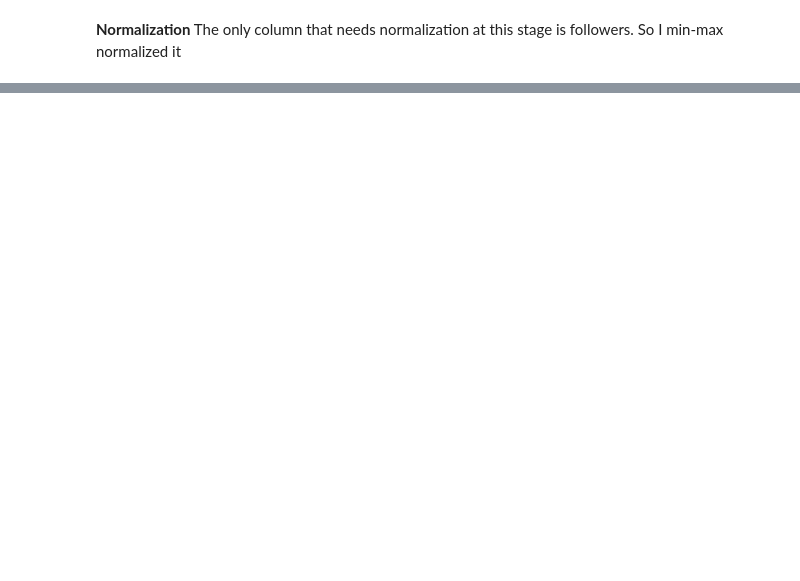
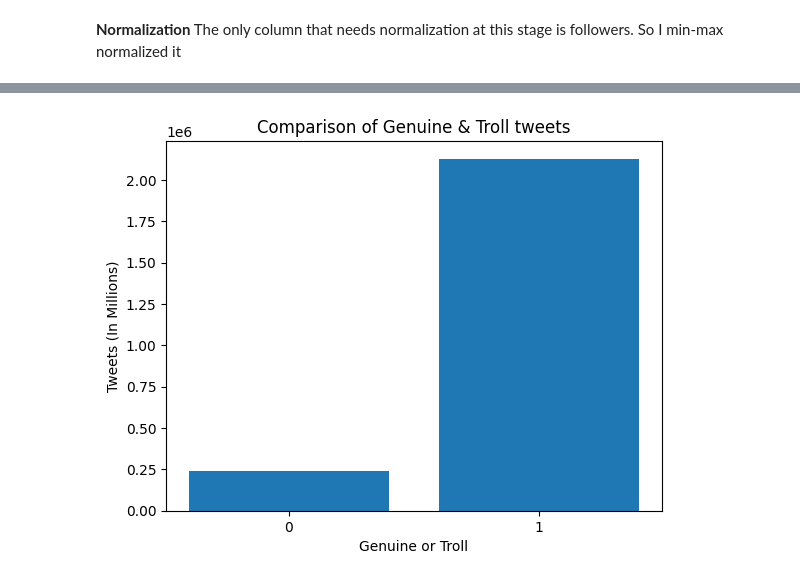
Before and after one commit to jfassett1/capstone, a Jupyter notebook: EDA.ipynb, the cells around one changed output, grey strips where cells are left out. Drawn from its saved outputs; the diff is of its cells as text; code cells hidden in the pictures; blank space fills up the shorter version.

Commit message:
Preprocessed

```diff
--- a/EDA.ipynb
+++ b/EDA.ipynb
@@ -174,0 +202,20 @@ I didn't change the capitalization because it contains potentially useful inform
+# %%
+
+#Removes any instance of a non-string input. I decided this was better than just stringifying inputs because numerical inputs aren't useful.
+bigdataset['content'] = bigdataset['content'].apply(lambda x: np.nan if type(x) != str else x )
+bigdataset.dropna(inplace=True)
+
+def preprocess_text(text):
+    # Remove newline characters
+    text = re.sub(r'\n+', ' ', text)
+    # Replacing URLs
+    text = re.sub(r'https?://\S+', '[LINK]', text)
+    # Replacing Hashtags
+    text = re.sub(r'#\w+', '[HASH]', text)
+    return text
+
+#Applying function
+bigdataset['content'] = bigdataset['content'].apply(preprocess_text)
+
+
+bigdataset.reset_index(inplace=True,drop=True)
@@ -178,0 +230,10 @@ bigdataset['content'][0]
+# %%
+x= pd.to_numeric(bigdataset['troll'].value_counts(), downcast='integer')
+plt.bar(x.index,x)
+plt.xticks([0, 1])
+plt.xlabel("Genuine or Troll")
+plt.ylabel("Tweets (In Millions)")
+plt.title("Comparison of Genuine & Troll tweets")
+plt.show()
+# %% [output]
+[figure, added]
```
Also changed, not shown: parts of 14 cells of this notebook.
